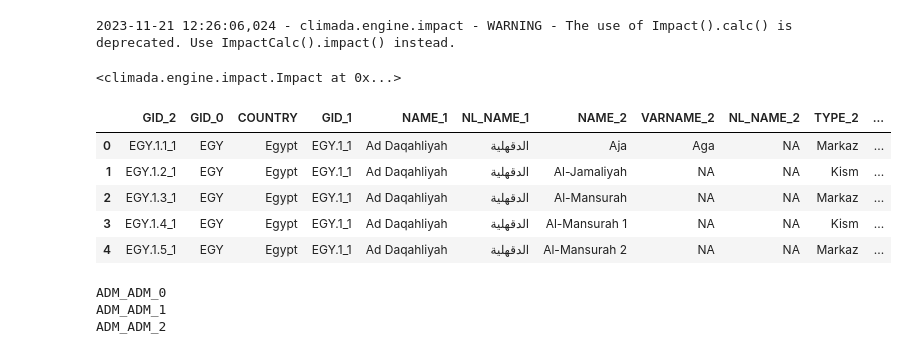
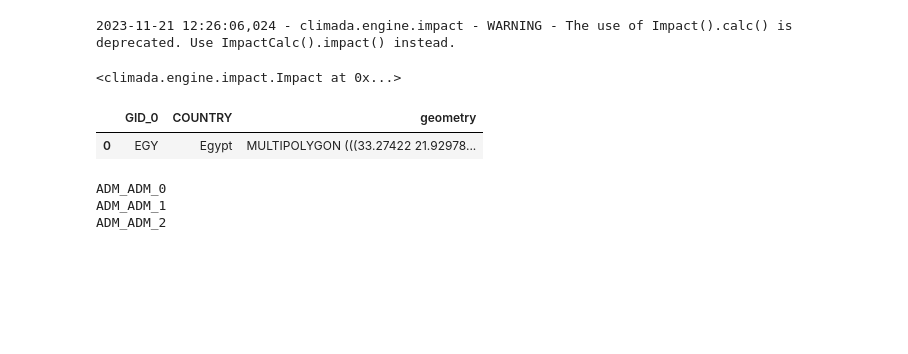
Before and after one commit to gkalomalos/ERA_projects_SWORD, a Jupyter notebook: backend/dev.ipynb, the cells around one changed output. Saved outputs shown, nothing was run; the diff lists cells and outputs as text; code cells hidden in the pictures; blank space fills up the shorter version.

Commit message:
feat/Set country from input data statically

```diff
--- a/backend/dev.ipynb
+++ b/backend/dev.ipynb
@@ -179,15 +169,11 @@ impact
 2023-11-21 12:26:06,024 - climada.engine.impact - WARNING - The use of Impact().calc() is deprecated. Use ImpactCalc().impact() instead.
 <climada.engine.impact.Impact at 0x...>
 # %%
-adm_gdf = gdf = gpd.read_file(GADM41_EGY_PATH, layer=2) # access layers by index (ex: 1) or name (ex: 'ADM_ADM_0')
+adm_gdf = gdf = gpd.read_file(GADM41_EGY_PATH, layer=0) # access layers by index (ex: 1) or name (ex: 'ADM_ADM_0')
 adm_gdf.head()
 # %% [output]
-|  | GID_2 | GID_0 | COUNTRY | GID_1 | NAME_1 | NL_NAME_1 | NAME_2 | VARNAME_2 | NL_NAME_2 | TYPE_2 | ... |
-| 0 | EGY.1.1_1 | EGY | Egypt | EGY.1_1 | Ad Daqahliyah | الدقهلية | Aja | Aga | NA | Markaz | ... |
-| 1 | EGY.1.2_1 | EGY | Egypt | EGY.1_1 | Ad Daqahliyah | الدقهلية | Al-Jamaliyah | NA | NA | Kism | ... |
-| 2 | EGY.1.3_1 | EGY | Egypt | EGY.1_1 | Ad Daqahliyah | الدقهلية | Al-Mansurah | NA | NA | Markaz | ... |
-| 3 | EGY.1.4_1 | EGY | Egypt | EGY.1_1 | Ad Daqahliyah | الدقهلية | Al-Mansurah 1 | NA | NA | Kism | ... |
-| 4 | EGY.1.5_1 | EGY | Egypt | EGY.1_1 | Ad Daqahliyah | الدقهلية | Al-Mansurah 2 | NA | NA | Markaz | ... |
+|  | GID_0 | COUNTRY | geometry |
+| 0 | EGY | Egypt | MULTIPOLYGON (((33.27422 21.92978... |
 # %%
 # List all layers in the GeoPackage
 layer_names = gpd.io.file.fiona.listlayers(GADM41_EGY_PATH)
```
Also changed, not shown: parts of 17 cells of this notebook, 2 other files.
